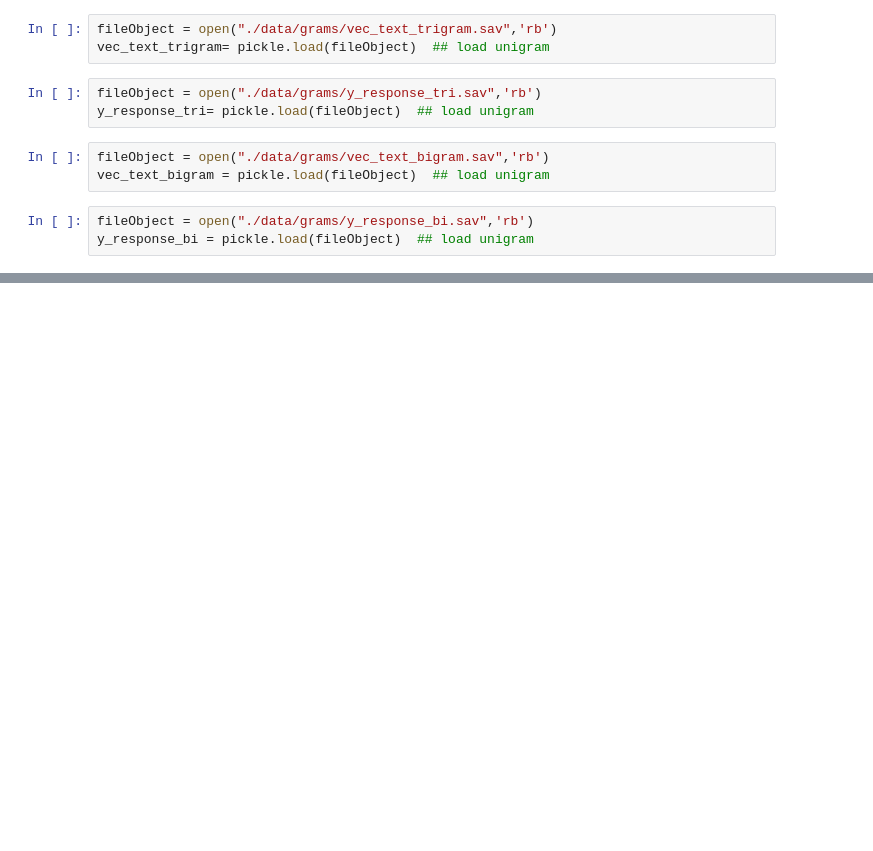
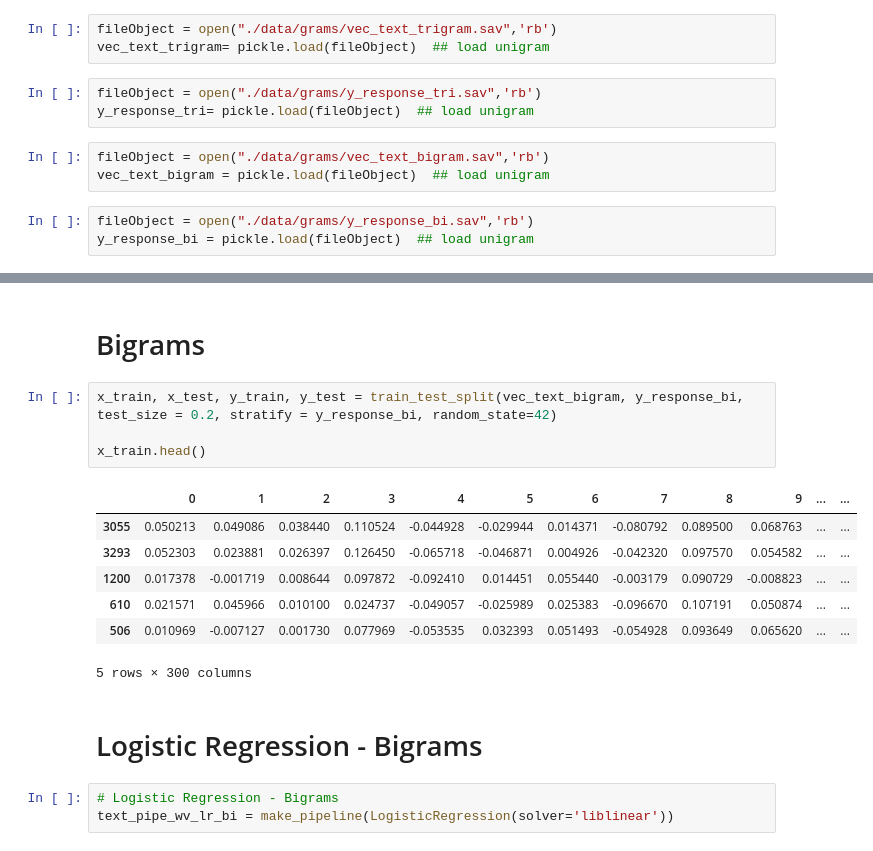
Before and after one commit to MohammadBakir/Fake-News-Classifer, a Jupyter notebook: Initial_Model_Run_W2V.ipynb, the cells around one changed output, grey strips where cells are left out. Saved outputs shown, nothing was run; the diff lists cells and outputs as text; blank space fills up the shorter version.

```diff
--- a/Initial_Model_Run_W2V.ipynb
+++ b/Initial_Model_Run_W2V.ipynb
@@ -227,0 +584,19 @@ y_response_bi = pickle.load(fileObject)  ## load unigram
+# %% [markdown]
+# Bigrams
+# %%
+x_train, x_test, y_train, y_test = train_test_split(vec_text_bigram, y_response_bi, test_size = 0.2, stratify = y_response_bi, random_state=42)
+
+x_train.head()
+# %% [output]
+|  | 0 | 1 | 2 | 3 | 4 | 5 | 6 | 7 | 8 | 9 | ... | ... |
+| 3055 | 0.050213 | 0.049086 | 0.038440 | 0.110524 | -0.044928 | -0.029944 | 0.014371 | -0.080792 | 0.089500 | 0.068763 | ... | ... |
+| 3293 | 0.052303 | 0.023881 | 0.026397 | 0.126450 | -0.065718 | -0.046871 | 0.004926 | -0.042320 | 0.097570 | 0.054582 | ... | ... |
+| 1200 | 0.017378 | -0.001719 | 0.008644 | 0.097872 | -0.092410 | 0.014451 | 0.055440 | -0.003179 | 0.090729 | -0.008823 | ... | ... |
+| 610 | 0.021571 | 0.045966 | 0.010100 | 0.024737 | -0.049057 | -0.025989 | 0.025383 | -0.096670 | 0.107191 | 0.050874 | ... | ... |
+| 506 | 0.010969 | -0.007127 | 0.001730 | 0.077969 | -0.053535 | 0.032393 | 0.051493 | -0.054928 | 0.093649 | 0.065620 | ... | ... |
+5 rows × 300 columns
+# %% [markdown]
+# Logistic Regression - Bigrams
+# %%
+# Logistic Regression - Bigrams
+text_pipe_wv_lr_bi = make_pipeline(LogisticRegression(solver='liblinear'))
```
Also changed, not shown: parts of 68 cells of this notebook, 3 other files.
